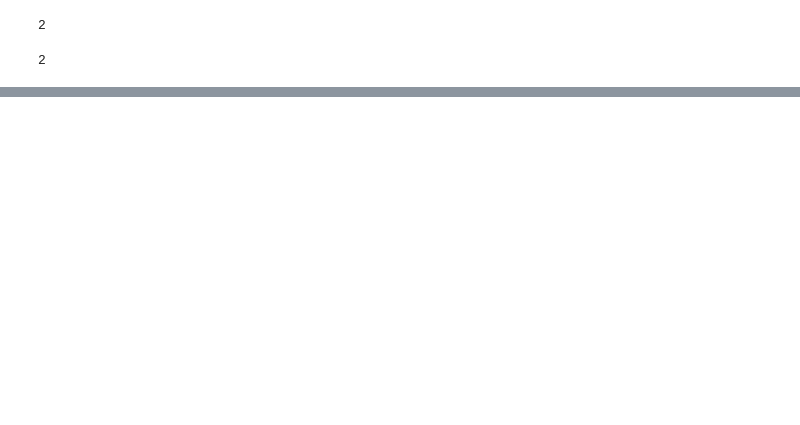
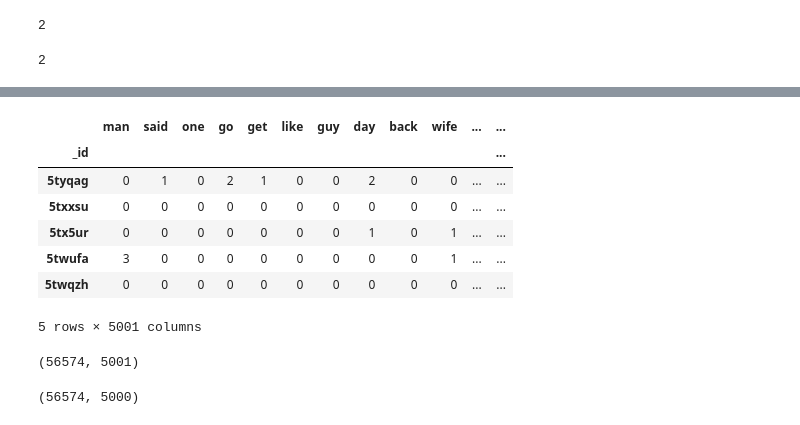
Before and after one commit to tmgrgg/is-this-joke-funny-reddit, a Jupyter notebook: Analysis.ipynb, the cells around one changed output, grey strips where cells are left out. Drawn from its saved outputs; the diff is of its cells as text; code cells hidden in the pictures; blank space fills up the shorter version.

```diff
--- a/Analysis.ipynb
+++ b/Analysis.ipynb
@@ -200 +236,19 @@ df_5000.head()
 5 rows × 5000 columns
+# %%
+#add labels
+df_5000 = pd.concat([df_5000, data['_label']], axis=1, join='inner')
+# %%
+df_5000.head()
+# %% [output]
+|  | man | said | one | go | get | like | guy | day | back | wife | ... | ... |
+| _id |  |  |  |  |  |  |  |  |  |  |  | ... |
+| 5tyqag | 0 | 1 | 0 | 2 | 1 | 0 | 0 | 2 | 0 | 0 | ... | ... |
+| 5txxsu | 0 | 0 | 0 | 0 | 0 | 0 | 0 | 0 | 0 | 0 | ... | ... |
+| 5tx5ur | 0 | 0 | 0 | 0 | 0 | 0 | 0 | 1 | 0 | 1 | ... | ... |
+| 5twufa | 3 | 0 | 0 | 0 | 0 | 0 | 0 | 0 | 0 | 1 | ... | ... |
+| 5twqzh | 0 | 0 | 0 | 0 | 0 | 0 | 0 | 0 | 0 | 0 | ... | ... |
+5 rows × 5001 columns
+# %%
+df_5000.shape
+# %% [output]
+(56574, 5001)
@@ -200,0 +257,5 @@ df_5000.head()
+# %%
+features = df_5000.drop(['_label'], axis=1)
+features.shape
+# %% [output]
+(56574, 5000)
```
Also changed, not shown: parts of 21 cells of this notebook, 1 other file.
